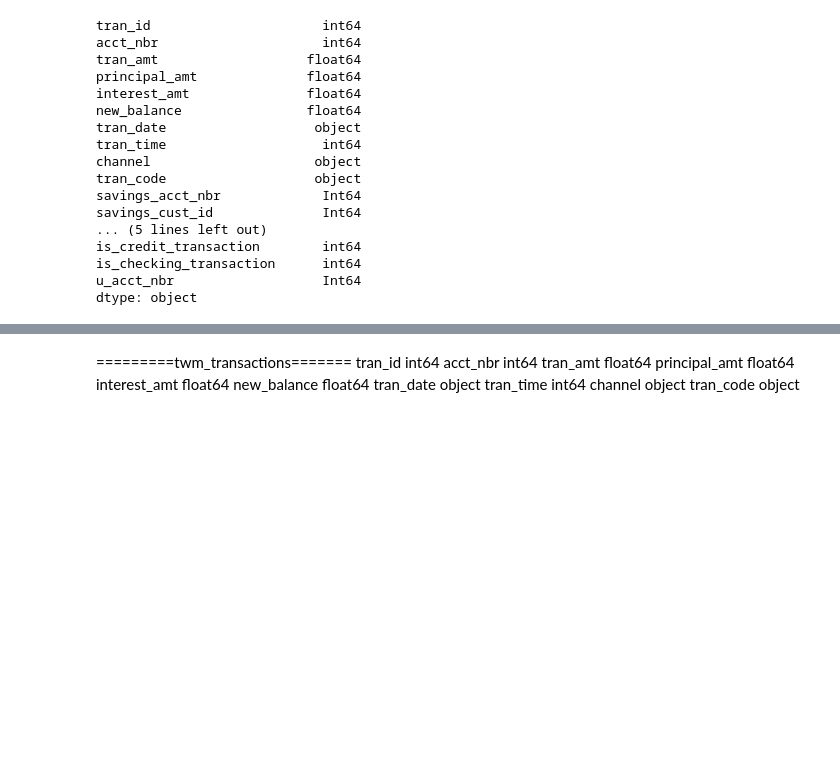
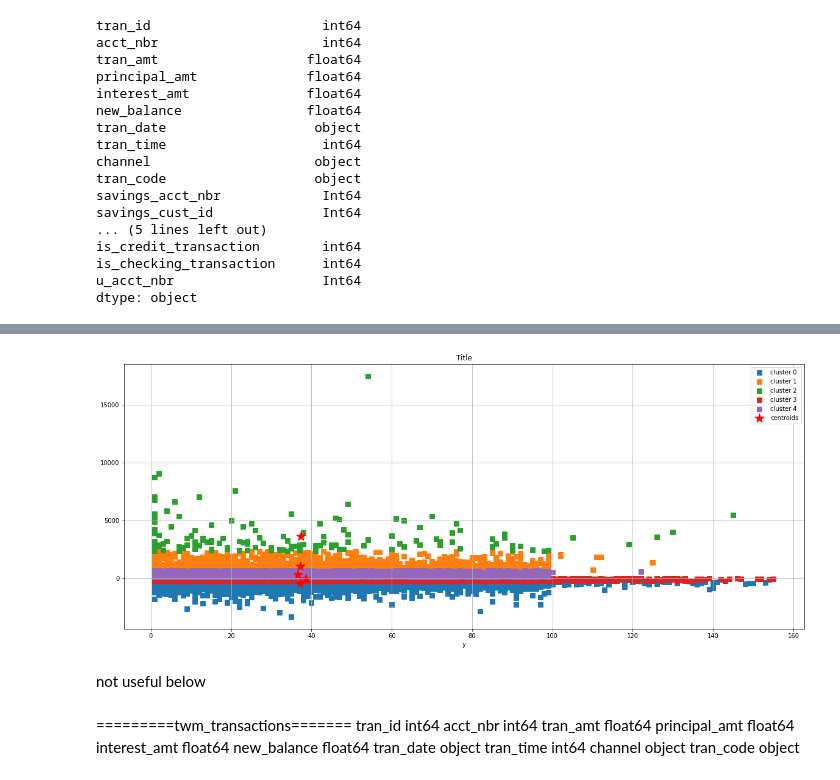
Before and after one commit to digitalminimal/mini-project-III, a Jupyter notebook: mini-project-III.ipynb, the cells around one changed output, grey strips where cells are left out. Drawn from its saved outputs; the diff is of its cells as text; code cells hidden in the pictures; blank space fills up the shorter version.

```diff
--- a/mini-project-III.ipynb
+++ b/mini-project-III.ipynb
@@ -361,3 +531,18 @@ fig.show()
+# %%
+#============Takes 2 features from dataframe to numpy array and prepare to send it to the scatterplot
+das=df_transactions[['tran_id','tran_amt']].to_numpy()
+km = KMeans(n_clusters=5, # how many clusters we expected
+            n_init=20, # how many initial runs
+            random_state=0)
+# fit and predict
+y_km = km.fit_predict(das)
+
+#plot the cluter, dont forget to insert the numpy array
+plot_clusters(das, y_km, plt_cluster_centers= True)
+# %% [output]
+[figure, added]
+# %% [markdown]
+not useful below
 # %%
 # pd.set_option("max_columns", 2) #Showing only two columns
 pd.set_option("max_rows", 50)
```
Also changed, not shown: parts of 20 cells of this notebook.
